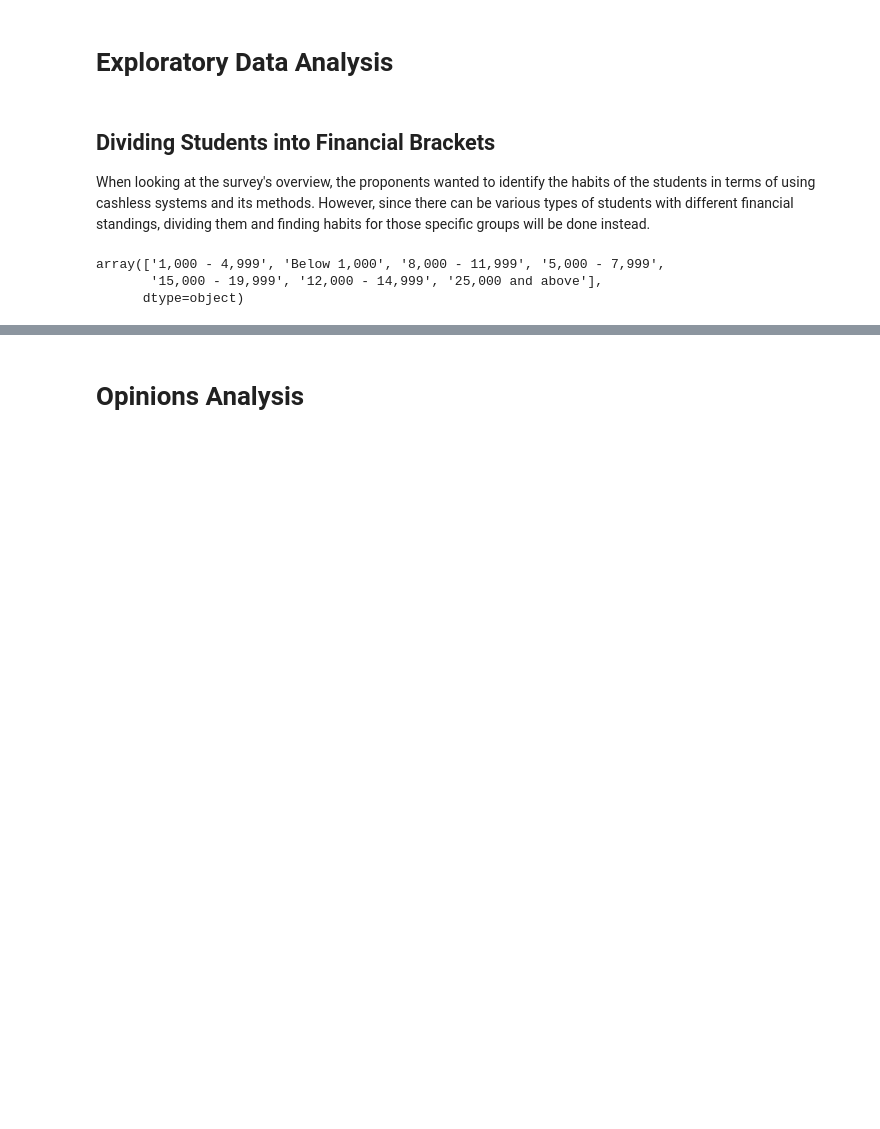
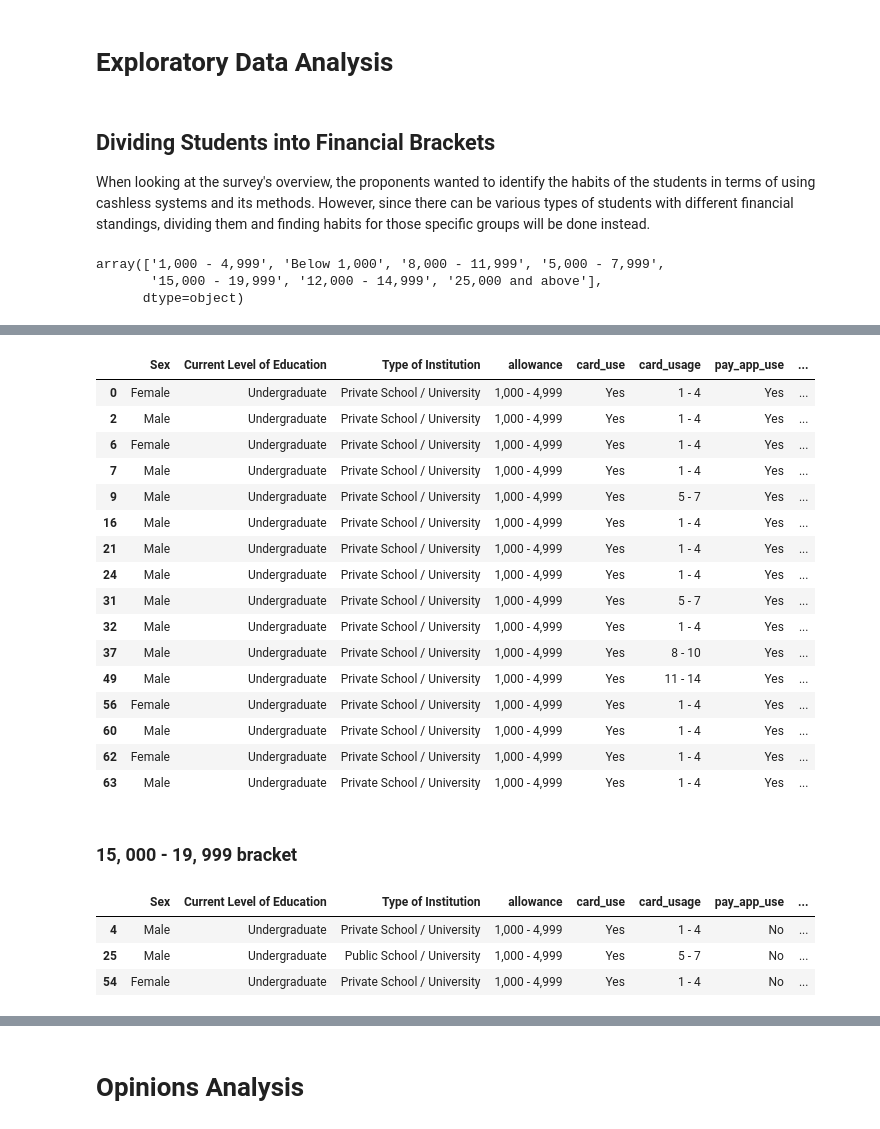
Before and after one commit to geosefuy/sthciux-cashless, a Jupyter notebook: [STHCIUX] Needfinding Study Exploratory Data Analysis.ipynb, the cells around one changed output, grey strips where cells are left out. Saved outputs shown, nothing was run; the diff lists cells and outputs as text; code cells hidden in the pictures; blank space fills up the shorter version.

```diff
--- a/[STHCIUX] Needfinding Study Exploratory Data Analysis.ipynb
+++ b/[STHCIUX] Needfinding Study Exploratory Data Analysis.ipynb
@@ -194,0 +367,31 @@ _25000 = responses_df[responses_df['allowance'] == '25,000 and above']
+# %%
+_12000_14999both = _12000_14999[(_12000_14999['card_use'] == 'Yes') &( _12000_14999['pay_app_use'] == 'Yes')]
+_12000_14999both
+# %% [output]
+|  | Sex | Current Level of Education | Type of Institution | allowance | card_use | card_usage | pay_app_use | ... |
+| 0 | Female | Undergraduate | Private School / University | 1,000 - 4,999 | Yes | 1 - 4 | Yes | ... |
+| 2 | Male | Undergraduate | Private School / University | 1,000 - 4,999 | Yes | 1 - 4 | Yes | ... |
+| 6 | Female | Undergraduate | Private School / University | 1,000 - 4,999 | Yes | 1 - 4 | Yes | ... |
+| 7 | Male | Undergraduate | Private School / University | 1,000 - 4,999 | Yes | 1 - 4 | Yes | ... |
+| 9 | Male | Undergraduate | Private School / University | 1,000 - 4,999 | Yes | 5 - 7 | Yes | ... |
+| 16 | Male | Undergraduate | Private School / University | 1,000 - 4,999 | Yes | 1 - 4 | Yes | ... |
+| 21 | Male | Undergraduate | Private School / University | 1,000 - 4,999 | Yes | 1 - 4 | Yes | ... |
+| 24 | Male | Undergraduate | Private School / University | 1,000 - 4,999 | Yes | 1 - 4 | Yes | ... |
+| 31 | Male | Undergraduate | Private School / University | 1,000 - 4,999 | Yes | 5 - 7 | Yes | ... |
+| 32 | Male | Undergraduate | Private School / University | 1,000 - 4,999 | Yes | 1 - 4 | Yes | ... |
+| 37 | Male | Undergraduate | Private School / University | 1,000 - 4,999 | Yes | 8 - 10 | Yes | ... |
+| 49 | Male | Undergraduate | Private School / University | 1,000 - 4,999 | Yes | 11 - 14 | Yes | ... |
+| 56 | Female | Undergraduate | Private School / University | 1,000 - 4,999 | Yes | 1 - 4 | Yes | ... |
+| 60 | Male | Undergraduate | Private School / University | 1,000 - 4,999 | Yes | 1 - 4 | Yes | ... |
+| 62 | Female | Undergraduate | Private School / University | 1,000 - 4,999 | Yes | 1 - 4 | Yes | ... |
+| 63 | Male | Undergraduate | Private School / University | 1,000 - 4,999 | Yes | 1 - 4 | Yes | ... |
+# %% [markdown]
+### 15, 000 - 19, 999 bracket
+# %%
+_15000_19999card = _15000_19999[(_15000_19999['card_use'] == 'Yes') &( _15000_19999['pay_app_use'] == 'No')]
+_15000_19999card
+# %% [output]
+|  | Sex | Current Level of Education | Type of Institution | allowance | card_use | card_usage | pay_app_use | ... |
+| 4 | Male | Undergraduate | Private School / University | 1,000 - 4,999 | Yes | 1 - 4 | No | ... |
+| 25 | Male | Undergraduate | Public School / University | 1,000 - 4,999 | Yes | 5 - 7 | No | ... |
+| 54 | Female | Undergraduate | Private School / University | 1,000 - 4,999 | Yes | 1 - 4 | No | ... |
```
Also changed, not shown: parts of 28 cells of this notebook.
